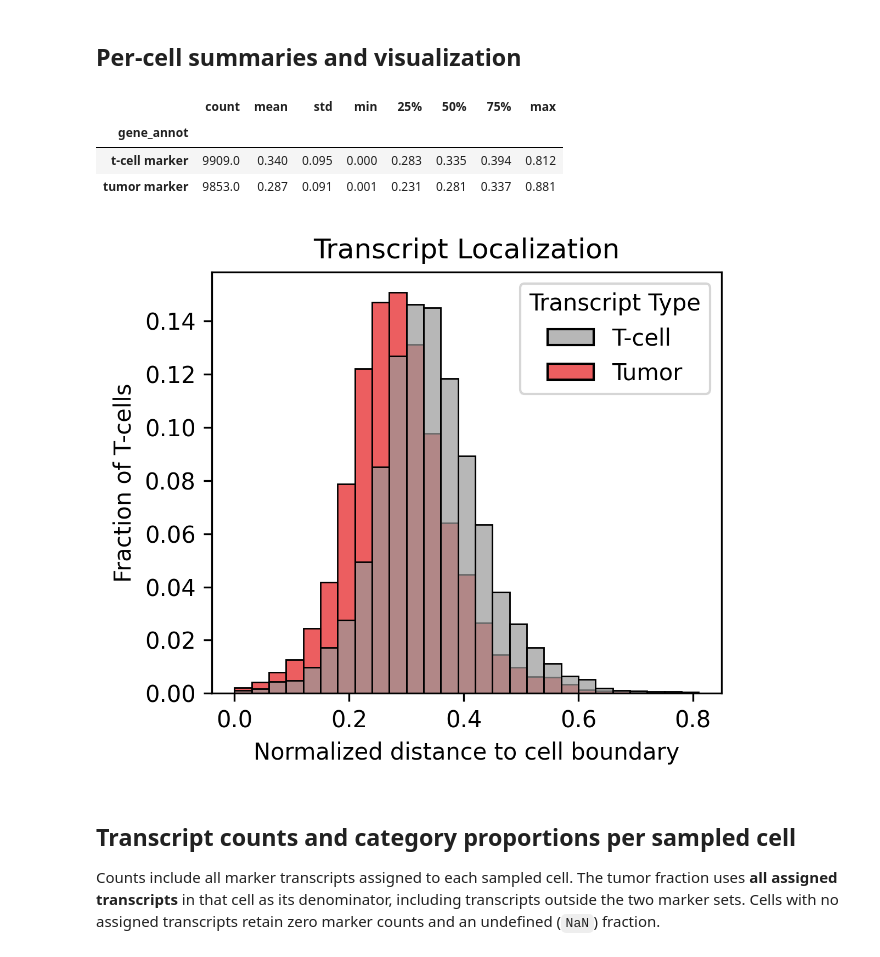
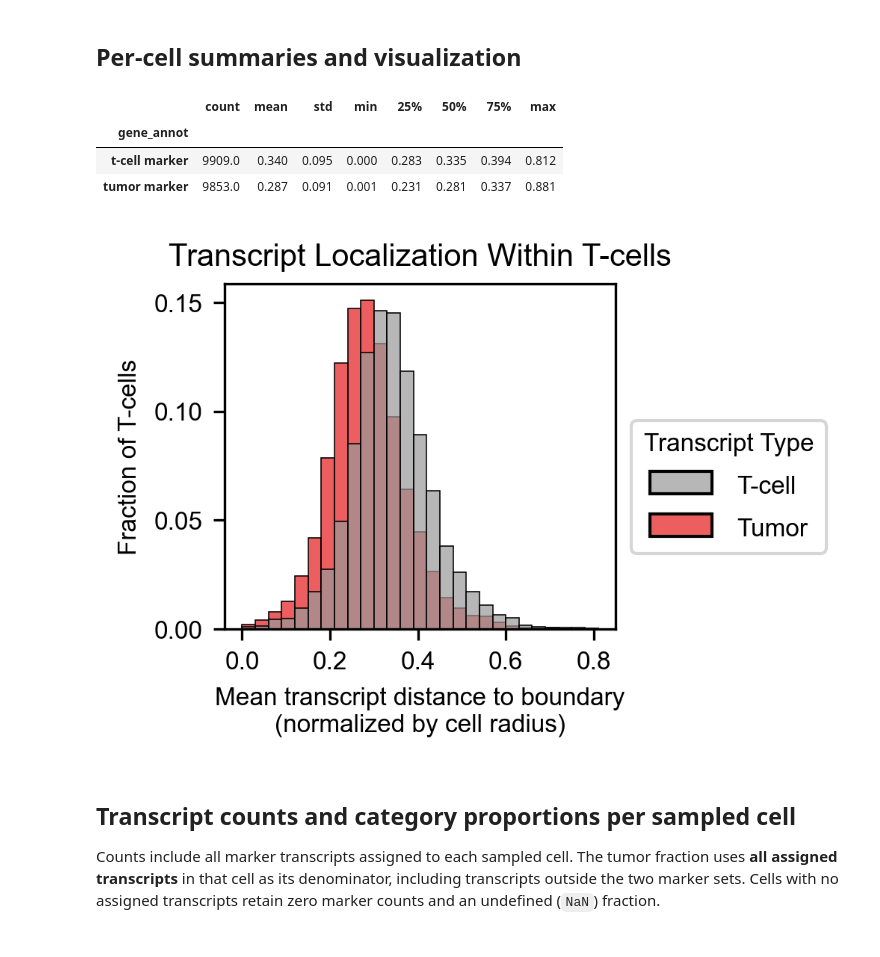
Before and after one commit to gkrieg/Syndri, a Jupyter notebook: figures/Figure1_SpilloverLocalization.ipynb, the cells around one changed output. Cells and saved outputs as stored; diff of their text form; code cells hidden in the pictures.

```diff
--- a/figures/Figure1_SpilloverLocalization.ipynb
+++ b/figures/Figure1_SpilloverLocalization.ipynb
@@ -321,6 +321,24 @@ Calculated distances for 404,632 marker transcripts
 # %% [markdown]
 ## Per-cell summaries and visualization
 # %%
+from pathlib import Path
+
+import numpy as np
+import pandas as pd
+import seaborn as sns
+import matplotlib.pyplot as plt
+import matplotlib.pyplot as plt
+import matplotlib.font_manager as fm
+import matplotlib as mpl
+
+# Path to where you saved the downloaded Arial file
+font_path = '/home/jwinchel/fonts/ARIAL.TTF'
+fm.fontManager.addfont(font_path)
+mpl.rcParams['svg.fonttype'] = 'none'
+# Set Arial globally
+plt.rcParams['font.family'] = 'Arial'
+REPO = Path('/home/jwinchel/Syndri')
+FIGURE_DIR = REPO / 'figures' / 'outputs'
 # Exclude out-of-polygon transcripts from the primary summary, while preserving
 # them in transcript_distances and reporting their frequency in cell_qc.
 inside_distances = transcript_distances.loc[
@@ -342,43 +360,58 @@ cell_distances['Transcript Type'] = cell_distances['gene_annot'].map({'t-cell ma
 cell_distances.to_csv(OUTPUT_DIR / "cell_distance_summaries.csv", index=False)
 red_gray_colors = ["#999999", "#E41A1C"]  # Gray, Red
 palette = sns.color_palette(red_gray_colors)
-fig, ax = plt.subplots(figsize=(4, 3.5), dpi=300)
+fig, ax = plt.subplots(figsize=(2.25, 2), dpi=300)
 ax = sns.histplot(
     data=cell_distances,
     x="mean_normalized_distance",
     hue="Transcript Type",
     ax=ax,
     stat='proportion',
     common_norm=False,
     palette=palette,
     bins=np.arange(0,0.91,0.03),
     alpha=0.7,
 )
 ax.set_xlim([-0.04,0.85])
 # handles, labels = ax.get_legend_handles_labels()
 
 # fig.legend(loc='center right')
 ax.set(
-    title=f"Transcript Localization",
-    xlabel="Normalized distance to cell boundary",
+    title=f"Transcript Localization Within T-cells",
+    xlabel="Mean transcript distance to boundary\n(normalized by cell radius)",
     ylabel="Fraction of T-cells",
 )
-
-fig.tight_layout()
+ax.set_title(f"Transcript Localization Within T-cells",fontsize=10)
+ax.tick_params(axis='both', which='major', labelsize=8)
+ax.set_xlabel("Mean transcript distance to boundary\n(normalized by cell radius)",fontsize=8)
+ax.set_ylabel("Fraction of T-cells",fontsize=8)
+leg = ax.get_legend()
+leg.set_label(leg.get_label())
+leg.set_bbox_to_anchor((1, 0.65))
+leg.set_loc("upper left")
+for text in leg.get_texts():
+    text.set_fontsize(8)
+# fig.tight_layout()
 # fig.savefig(OUTPUT_DIR / "normalized_boundary_distance_histplot.png", bbox_inches="tight")
 # plt.show()
+leg.get_title().set_fontsize(8)
+
+fig.savefig(
+    FIGURE_DIR / 'Figure1_localization.svg',
+    bbox_inches='tight',
+)
 
 display(
     cell_distances.groupby("gene_annot")["mean_normalized_distance"]
     .describe()
     .round(3)
 )
 # %% [output]
 |  | count | mean | std | min | 25% | 50% | 75% | max |
 | gene_annot |  |  |  |  |  |  |  |  |
 | t-cell marker | 9909.0 | 0.340 | 0.095 | 0.000 | 0.283 | 0.335 | 0.394 | 0.812 |
 | tumor marker | 9853.0 | 0.287 | 0.091 | 0.001 | 0.231 | 0.281 | 0.337 | 0.881 |
-[figure, old version]
+[figure, new version]
 # %% [markdown]
 ## Transcript counts and category proportions per sampled cell
 
```
Also changed, not shown: parts of 1 cell of this notebook, 25 other files.
